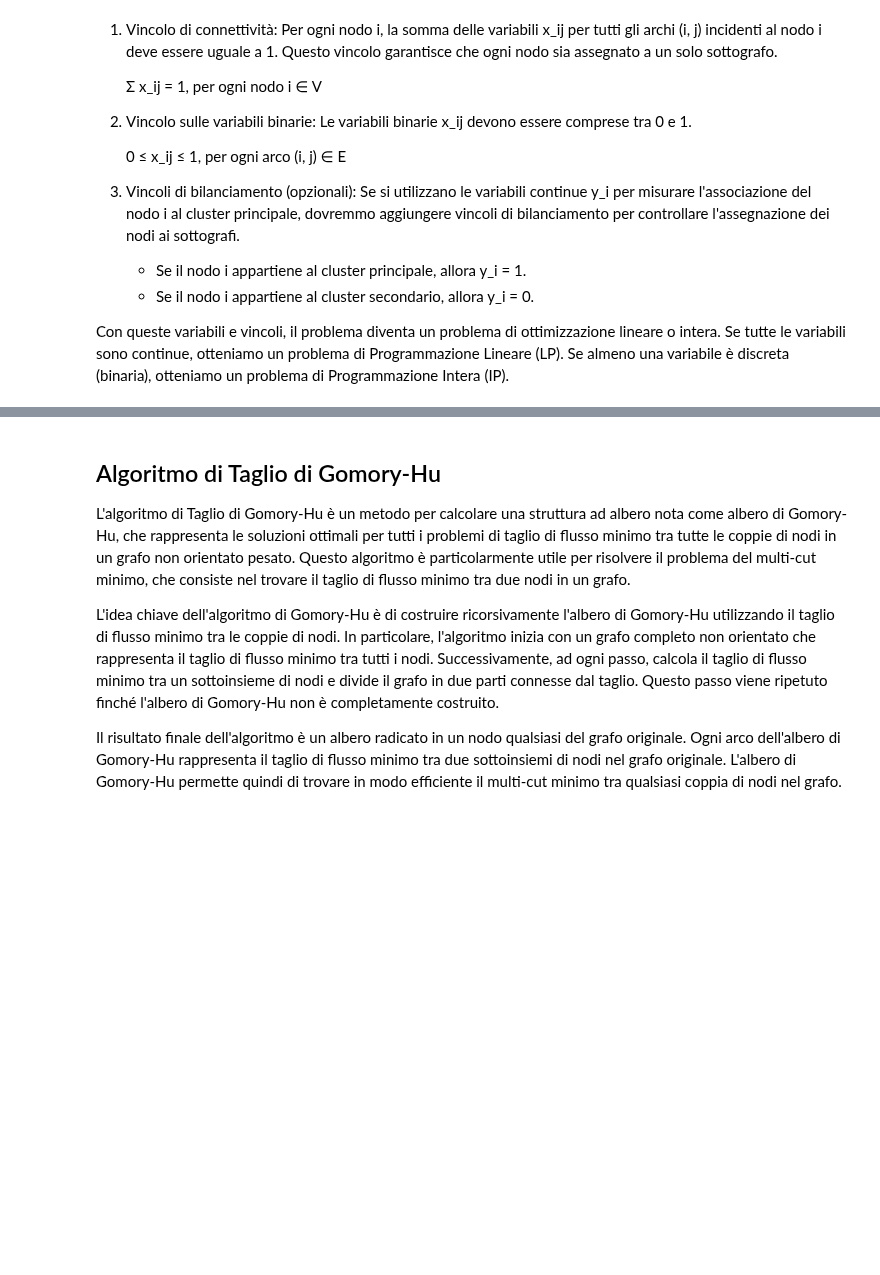
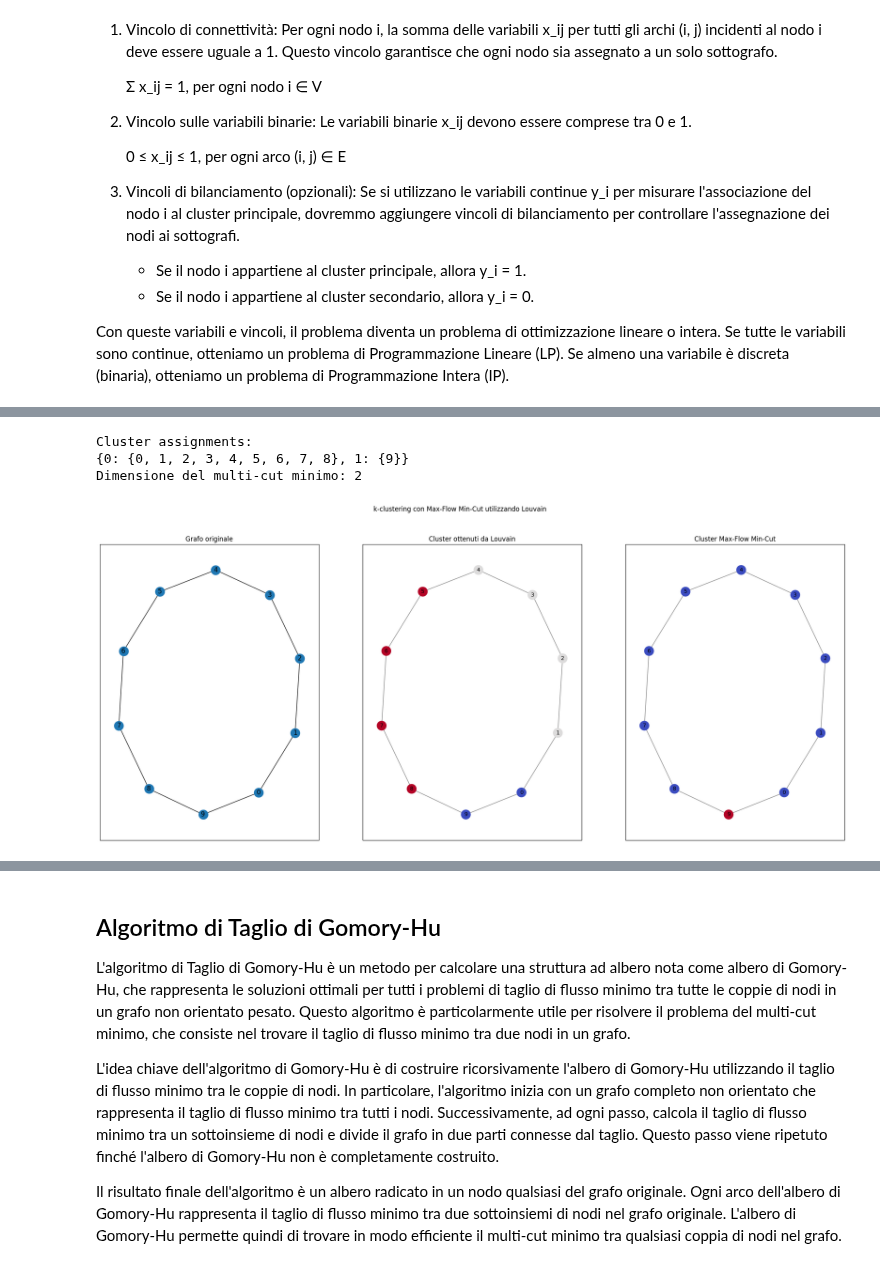
Before and after one commit to ele10-code/k-clustering, a Jupyter notebook: k-clustering.ipynb, the cells around one changed output, grey strips where cells are left out. Drawn from its saved outputs; the diff is of its cells as text; code cells hidden in the pictures; blank space fills up the shorter version.

```diff
--- a/k-clustering.ipynb
+++ b/k-clustering.ipynb
@@ -354,0 +356,77 @@ Tempo di esecuzione: 0.805607795715332 secondi
+# %%
+import networkx as nx
+import matplotlib.pyplot as plt
+import community
+import time
+
+# Creazione del grafo casuale
+G = nx.cycle_graph(10)
+
+# Imposta la capacità di tutti gli archi a 1
+for u, v in G.edges():
+    G.edges[u, v]['capacity'] = 1
+
+
+# Calcola la partizione ottimale dei nodi utilizzando Louvain
+partition = community.best_partition(G)
+
+# Aggiungi l'etichetta del cluster come attributo per ogni nodo del grafo
+nx.set_node_attributes(G, partition, 'cluster_label')
+
+# Scegli i nodi sorgente e destinazione per l'algoritmo Max-Flow Min-Cut
+source_node = 0
+target_node = 9
+
+# Troviamo il taglio minimo utilizzando l'algoritmo Max-Flow Min-Cut
+cut_value, (set_source, set_target) = nx.minimum_cut(G, source_node, target_node)
+
+# Creiamo un dizionario per rappresentare la partizione ottenuta dal taglio minimo
+partition_dict = {0: set_source, 1: set_target}
+
+# Creiamo un dizionario di colori personalizzato per mappare ciascun cluster a un valore numerico
+color_map = {node: idx for idx, nodes in partition_dict.items() for node in nodes}
+
+# Stampa dell'output: dizionario dei cluster e dimensione del multi-cut minimo
+print("Cluster assignments:")
+print(partition_dict)
+print("Dimensione del multi-cut minimo:", cut_value)
+
+# Per visualizzare i cluster
+pos = nx.spring_layout(G)  # Layout per posizionare i nodi
+plt.figure(figsize=(25, 10))  # Dimensione della figura
+plt.suptitle("k-clustering con Max-Flow Min-Cut utilizzando Louvain")
+
+# Prima visualizzazione: Grafo originale con etichette dei nodi
+plt.subplot(1, 3, 1)
+plt.axis("on")
+nx.draw_networkx(G, pos, with_labels=True)
+plt.title("Grafo originale")
+
+# Seconda visualizzazione: Cluster ottenuti da Louvain
+plt.subplot(1, 3, 2)
+plt.axis("on")
+# Coloriamo i nodi in base all'etichetta del cluster
+nx.draw_networkx_nodes(G, pos, node_size=300, cmap=plt.get_cmap("coolwarm"), node_color=list(partition.values()))
+nx.draw_networkx_edges(G, pos, alpha=0.5)
+# Aggiungi le label dei nodi originali (etichette dei nodi iniziali)
+node_labels = {node: str(node) for node in G.nodes()}
+nx.draw_networkx_labels(G, pos, labels=node_labels, font_size=10, font_color='black')
+plt.title("Cluster ottenuti da Louvain")
+
+# Terza visualizzazione: Cluster ottenuti da Max-Flow Min-Cut
+plt.subplot(1, 3, 3)
+plt.axis("on")
+# Coloriamo i nodi in base alla partizione ottenuta
+nx.draw_networkx_nodes(G, pos, node_size=300, cmap=plt.get_cmap("coolwarm"), node_color=list(color_map.values()))
+nx.draw_networkx_edges(G, pos, alpha=0.5)
+# Aggiungi le label dei nodi originali (etichette dei nodi iniziali)
+node_labels = {node: str(node) for node in G.nodes()}
+nx.draw_networkx_labels(G, pos, labels=node_labels, font_size=10, font_color='black')
+plt.title("Cluster Max-Flow Min-Cut")
+
+plt.show()
+# %% [output]
+Cluster assignments:
+{0: {0, 1, 2, 3, 4, 5, 6, 7, 8}, 1: {9}}
+Dimensione del multi-cut minimo: 2
+[figure, added]
```
Also changed, not shown: parts of 6 cells of this notebook.
